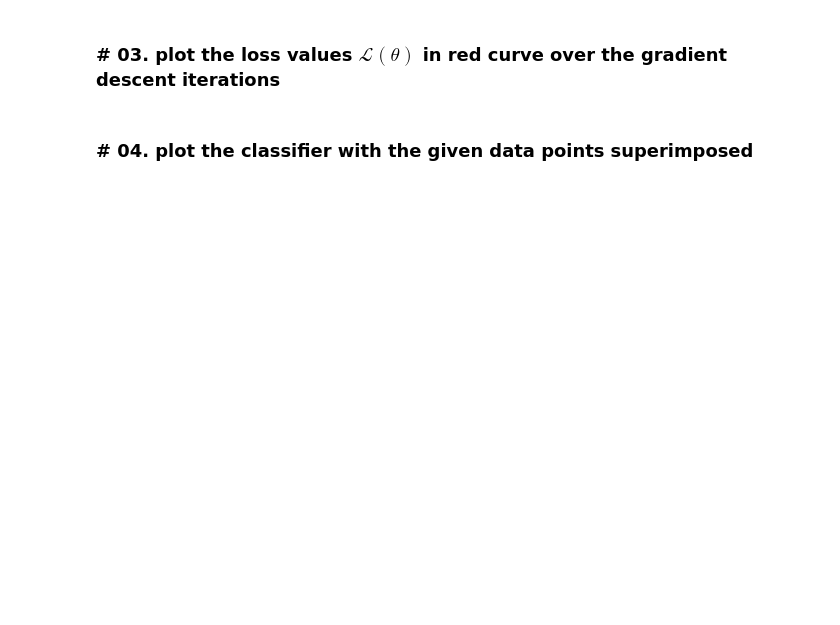
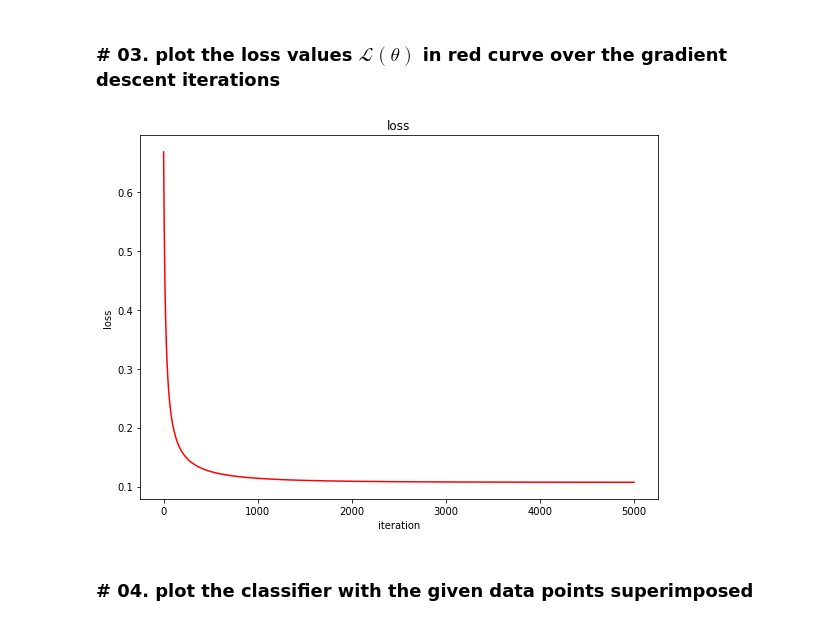
Before and after one commit to heji0826/assignment-machine-learning, a Jupyter notebook: 08/assignment_08.ipynb, the cells around one changed output. Saved outputs shown, nothing was run; the diff lists cells and outputs as text; code cells hidden in the pictures; blank space fills up the shorter version.

```diff
--- a/08/assignment_08.ipynb
+++ b/08/assignment_08.ipynb
@@ -80,14 +94,11 @@ for i in range(num_iteration):
 # %% [markdown]
 ## plot the results
 # %%
-def plot_loss_curve(*args):
+def plot_loss_curve(loss_iteration):
 
     plt.figure(figsize=(8,6))
     plt.title('loss')
-
-
-
-
+    plt.plot(loss_iteration, '-', color='red')
     plt.xlabel('iteration')
     plt.ylabel('loss')
 
@@ -144,7 +194,9 @@ plot_model_parameter(your_argument_list)
 # %% [markdown]
 ### # 03. plot the loss values $\mathcal{L}(\theta)$ in red curve over the gradient descent iterations
 # %%
-plot_loss_curve(your_argument_list)
+plot_loss_curve(loss_iteration)
+# %% [output]
+[figure, added]
 # %% [markdown]
 ### # 04. plot the classifier with the given data points superimposed
 # %%
```
Also changed, not shown: parts of 11 cells of this notebook.
